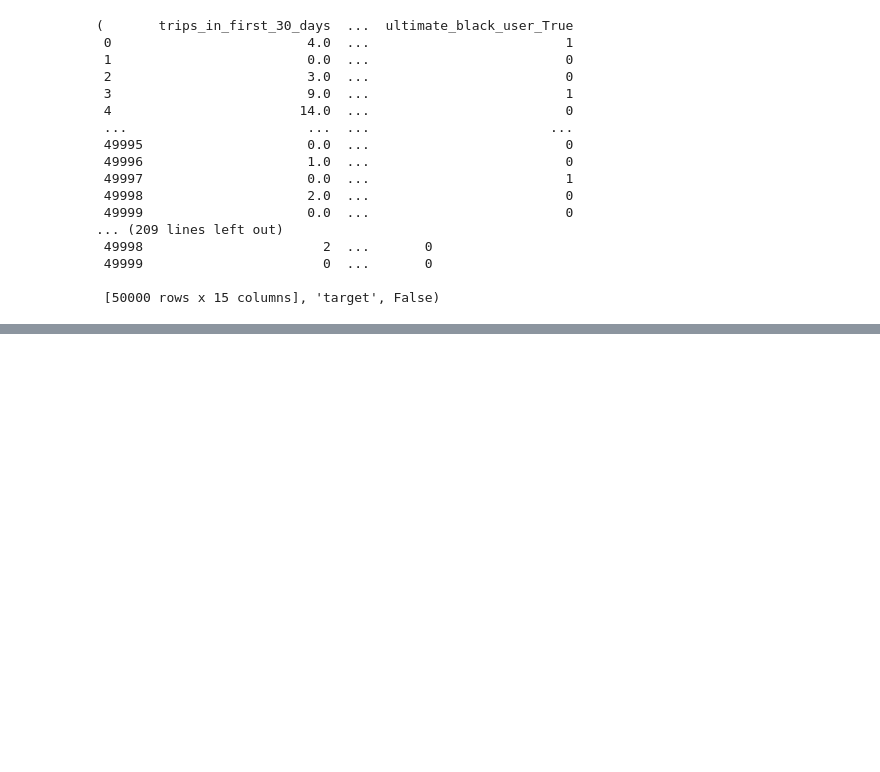
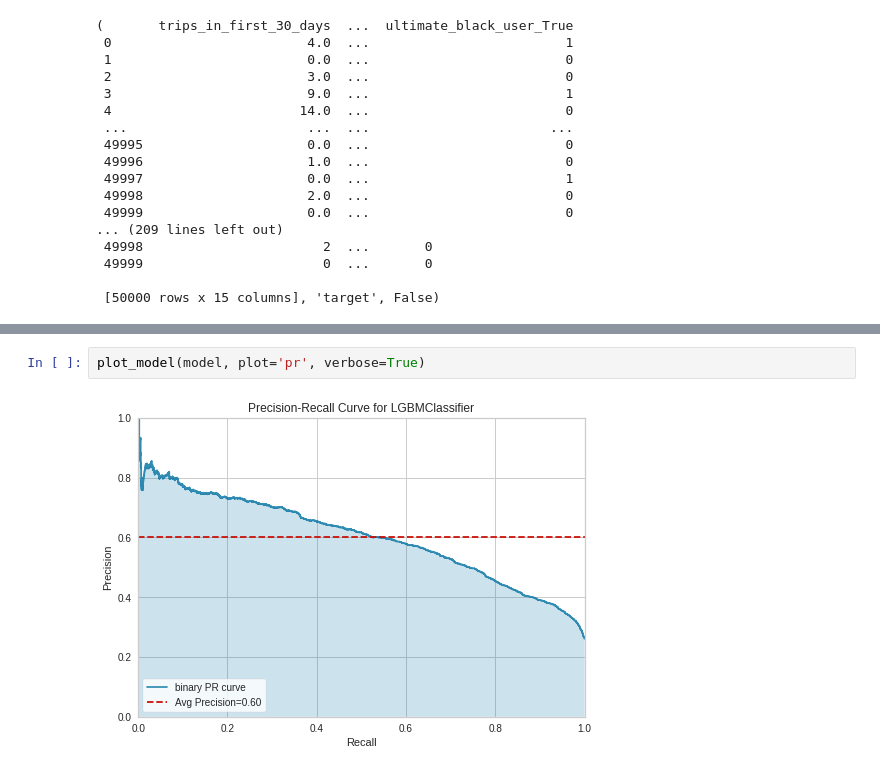
Before and after one commit to SwissMisra/Ultimate_Tech, a Jupyter notebook: Part 3 - Predictive Modeling.ipynb, the cells around one changed output, grey strips where cells are left out. Saved outputs shown, nothing was run; the diff lists cells and outputs as text; blank space fills up the shorter version.

```diff
--- a/Part 3 - Predictive Modeling.ipynb
+++ b/Part 3 - Predictive Modeling.ipynb
@@ -264,0 +316,4 @@ predict_model(model)
+# %%
+plot_model(model, plot='pr', verbose=True)
+# %% [output]
+[figure, added]
```
Also changed, not shown: parts of 7 cells of this notebook.
